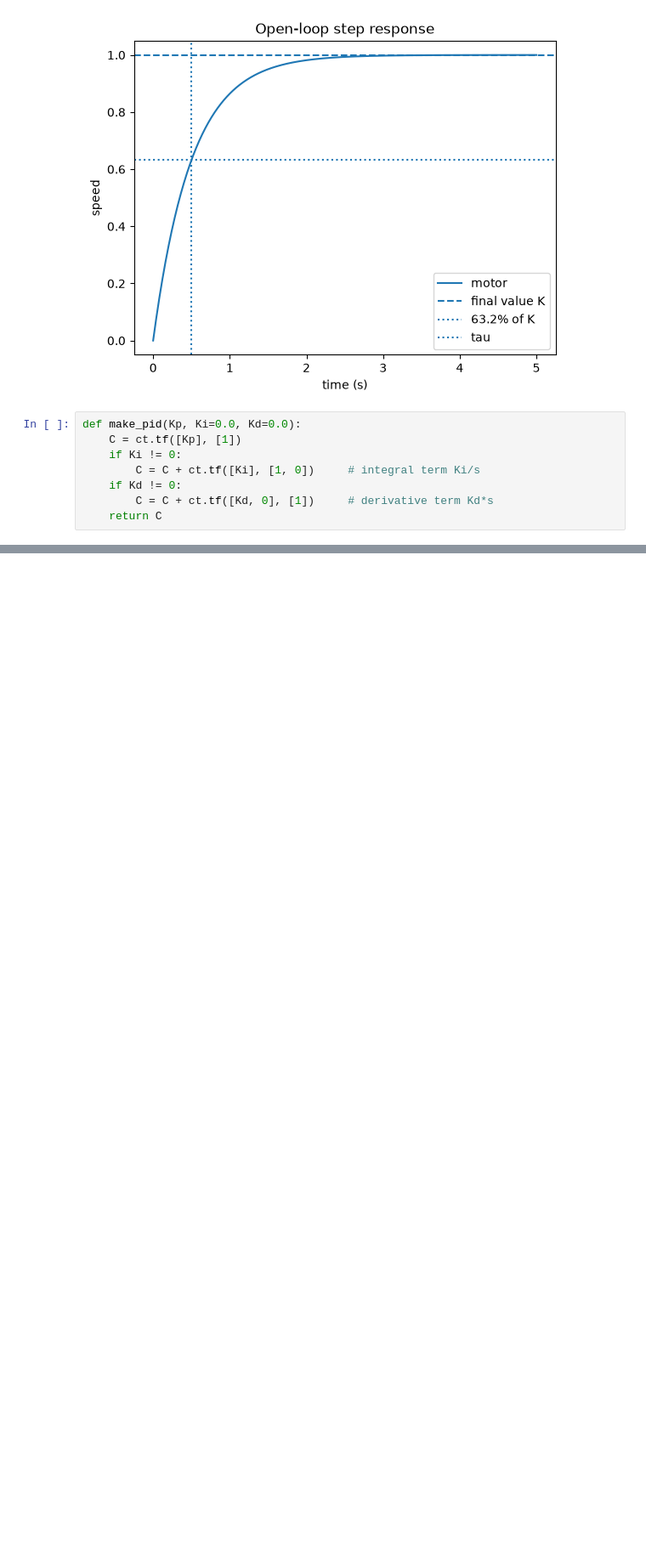
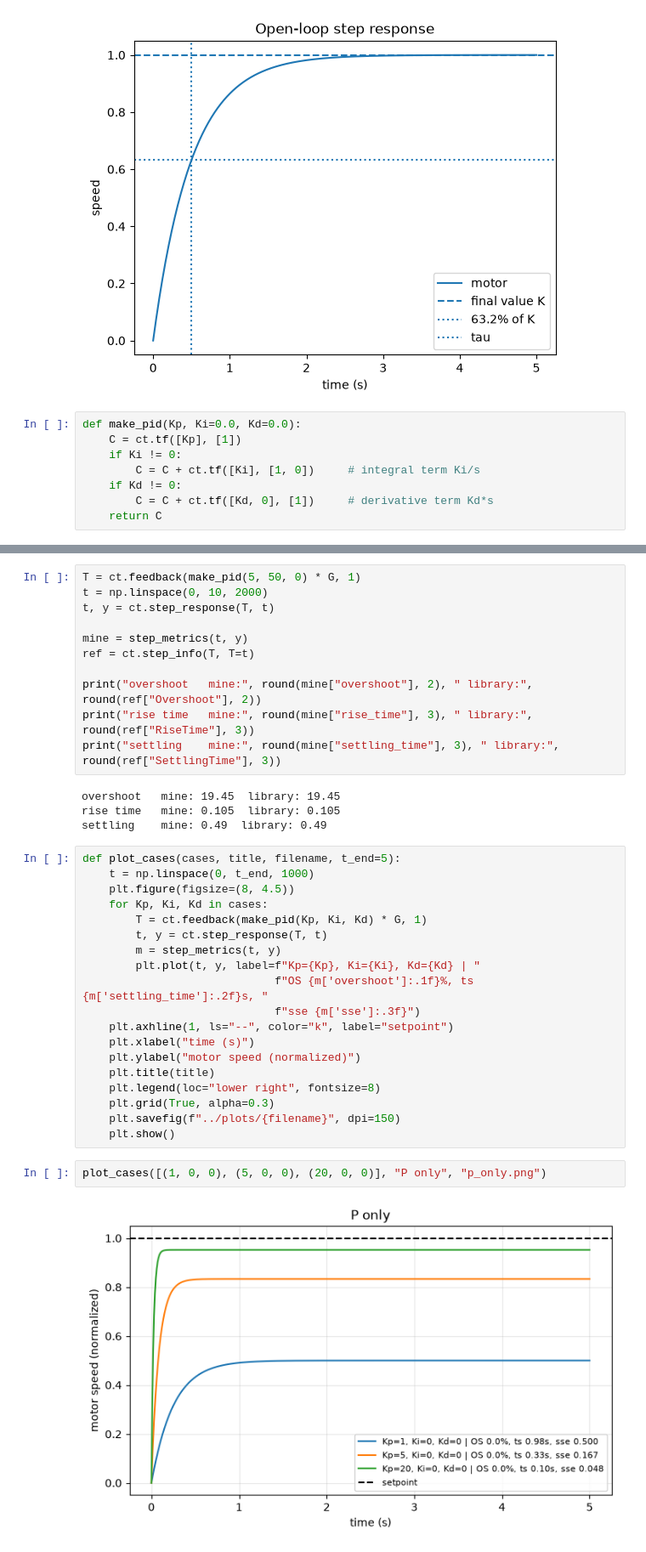
Before and after one commit to MilonClasher/DC-Motor-PID-Simulation, a Jupyter notebook: notebooks/01_ideal_model_pid.ipynb, the cells around one changed output, grey strips where cells are left out. Shown at 85% size. Cells and saved outputs as stored; diff of their text form; blank space fills up the shorter version.

Commit message:
Add closed-loop PID plots

```diff
--- a/notebooks/01_ideal_model_pid.ipynb
+++ b/notebooks/01_ideal_model_pid.ipynb
@@ -56,0 +61,38 @@ Writing ../src/metrics.py
+# %%
+T = ct.feedback(make_pid(5, 50, 0) * G, 1)
+t = np.linspace(0, 10, 2000)
+t, y = ct.step_response(T, t)
+
+mine = step_metrics(t, y)
+ref = ct.step_info(T, T=t)
+
+print("overshoot   mine:", round(mine["overshoot"], 2), " library:", round(ref["Overshoot"], 2))
+print("rise time   mine:", round(mine["rise_time"], 3), " library:", round(ref["RiseTime"], 3))
+print("settling    mine:", round(mine["settling_time"], 3), " library:", round(ref["SettlingTime"], 3))
+# %% [output]
+overshoot   mine: 19.45  library: 19.45
+rise time   mine: 0.105  library: 0.105
+settling    mine: 0.49  library: 0.49
+# %%
+def plot_cases(cases, title, filename, t_end=5):
+    t = np.linspace(0, t_end, 1000)
+    plt.figure(figsize=(8, 4.5))
+    for Kp, Ki, Kd in cases:
+        T = ct.feedback(make_pid(Kp, Ki, Kd) * G, 1)
+        t, y = ct.step_response(T, t)
+        m = step_metrics(t, y)
+        plt.plot(t, y, label=f"Kp={Kp}, Ki={Ki}, Kd={Kd} | "
+                             f"OS {m['overshoot']:.1f}%, ts {m['settling_time']:.2f}s, "
+                             f"sse {m['sse']:.3f}")
+    plt.axhline(1, ls="--", color="k", label="setpoint")
+    plt.xlabel("time (s)")
+    plt.ylabel("motor speed (normalized)")
+    plt.title(title)
+    plt.legend(loc="lower right", fontsize=8)
+    plt.grid(True, alpha=0.3)
+    plt.savefig(f"../plots/{filename}", dpi=150)
+    plt.show()
+# %%
+plot_cases([(1, 0, 0), (5, 0, 0), (20, 0, 0)], "P only", "p_only.png")
+# %% [output]
+[figure, added]
```
Also changed, not shown: parts of 5 cells of this notebook, 4 other files.
